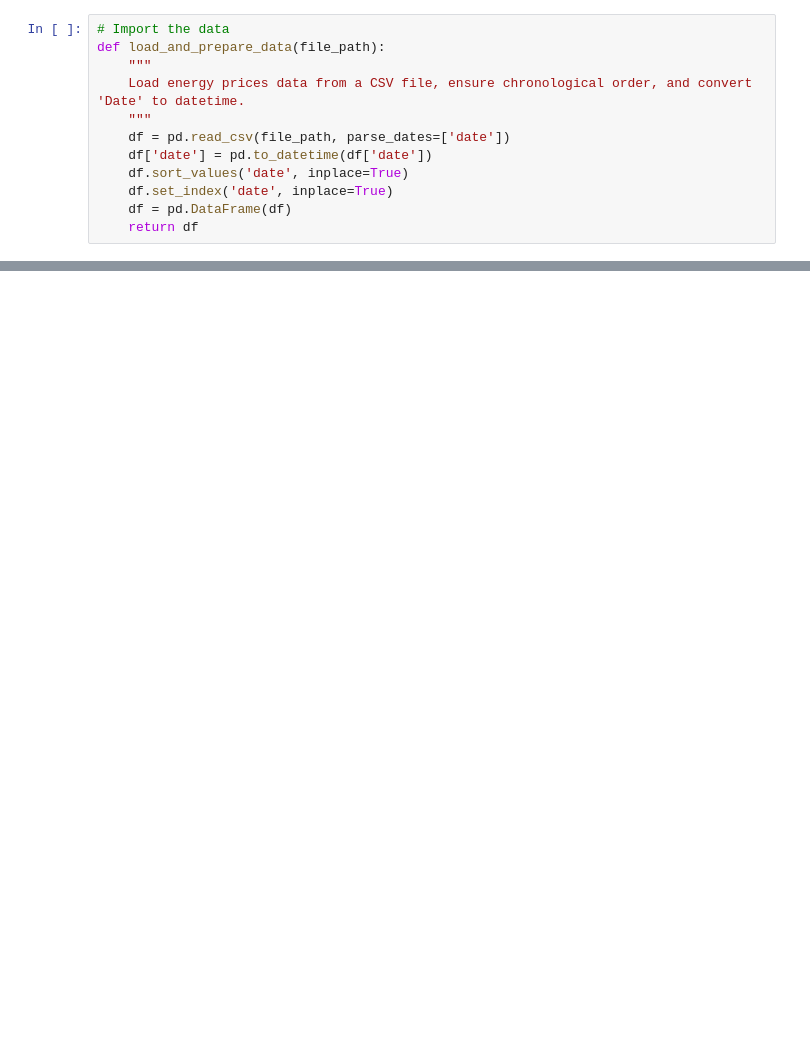
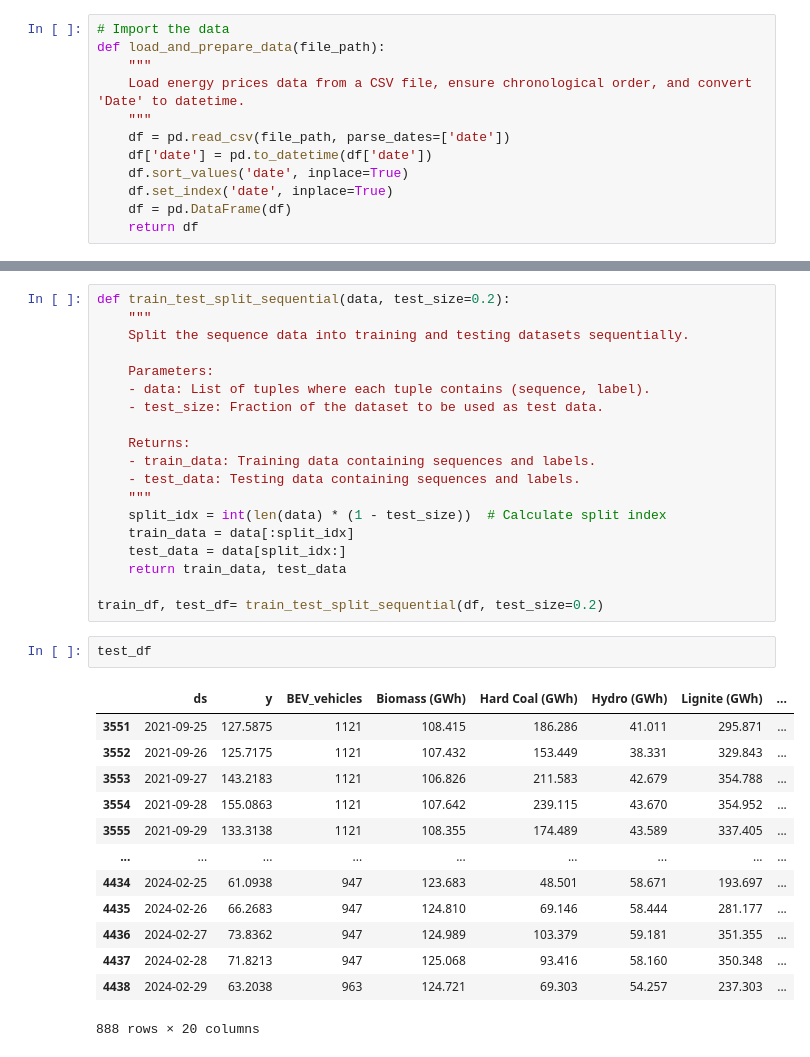
Before and after one commit to stefgr1/Prediction_of_energy_prices, a Jupyter notebook: predictions/Prophet/prophet.ipynb, the cells around one changed output, grey strips where cells are left out. Drawn from its saved outputs; the diff is of its cells as text; blank space fills up the shorter version.

```diff
--- a/predictions/Prophet/prophet.ipynb
+++ b/predictions/Prophet/prophet.ipynb
@@ -22,0 +32,35 @@ FileNotFoundError: [Errno 2] No such file or directory: '../../data/Final_data/f
+# %%
+def train_test_split_sequential(data, test_size=0.2):
+    """
+    Split the sequence data into training and testing datasets sequentially.
+
+    Parameters:
+    - data: List of tuples where each tuple contains (sequence, label).
+    - test_size: Fraction of the dataset to be used as test data.
+
+    Returns:
+    - train_data: Training data containing sequences and labels.
+    - test_data: Testing data containing sequences and labels.
+    """
+    split_idx = int(len(data) * (1 - test_size))  # Calculate split index
+    train_data = data[:split_idx]
+    test_data = data[split_idx:]
+    return train_data, test_data
+
+train_df, test_df= train_test_split_sequential(df, test_size=0.2)
+# %%
+test_df
+# %% [output]
+|  | ds | y | BEV_vehicles | Biomass (GWh) | Hard Coal (GWh) | Hydro (GWh) | Lignite (GWh) | ... |
+| 3551 | 2021-09-25 | 127.5875 | 1121 | 108.415 | 186.286 | 41.011 | 295.871 | ... |
+| 3552 | 2021-09-26 | 125.7175 | 1121 | 107.432 | 153.449 | 38.331 | 329.843 | ... |
+| 3553 | 2021-09-27 | 143.2183 | 1121 | 106.826 | 211.583 | 42.679 | 354.788 | ... |
+| 3554 | 2021-09-28 | 155.0863 | 1121 | 107.642 | 239.115 | 43.670 | 354.952 | ... |
+| 3555 | 2021-09-29 | 133.3138 | 1121 | 108.355 | 174.489 | 43.589 | 337.405 | ... |
+| ... | ... | ... | ... | ... | ... | ... | ... | ... |
+| 4434 | 2024-02-25 | 61.0938 | 947 | 123.683 | 48.501 | 58.671 | 193.697 | ... |
+| 4435 | 2024-02-26 | 66.2683 | 947 | 124.810 | 69.146 | 58.444 | 281.177 | ... |
+| 4436 | 2024-02-27 | 73.8362 | 947 | 124.989 | 103.379 | 59.181 | 351.355 | ... |
+| 4437 | 2024-02-28 | 71.8213 | 947 | 125.068 | 93.416 | 58.160 | 350.348 | ... |
+| 4438 | 2024-02-29 | 63.2038 | 963 | 124.721 | 69.303 | 54.257 | 237.303 | ... |
+888 rows × 20 columns
```
Also changed, not shown: parts of 17 cells of this notebook, 1 other file.
